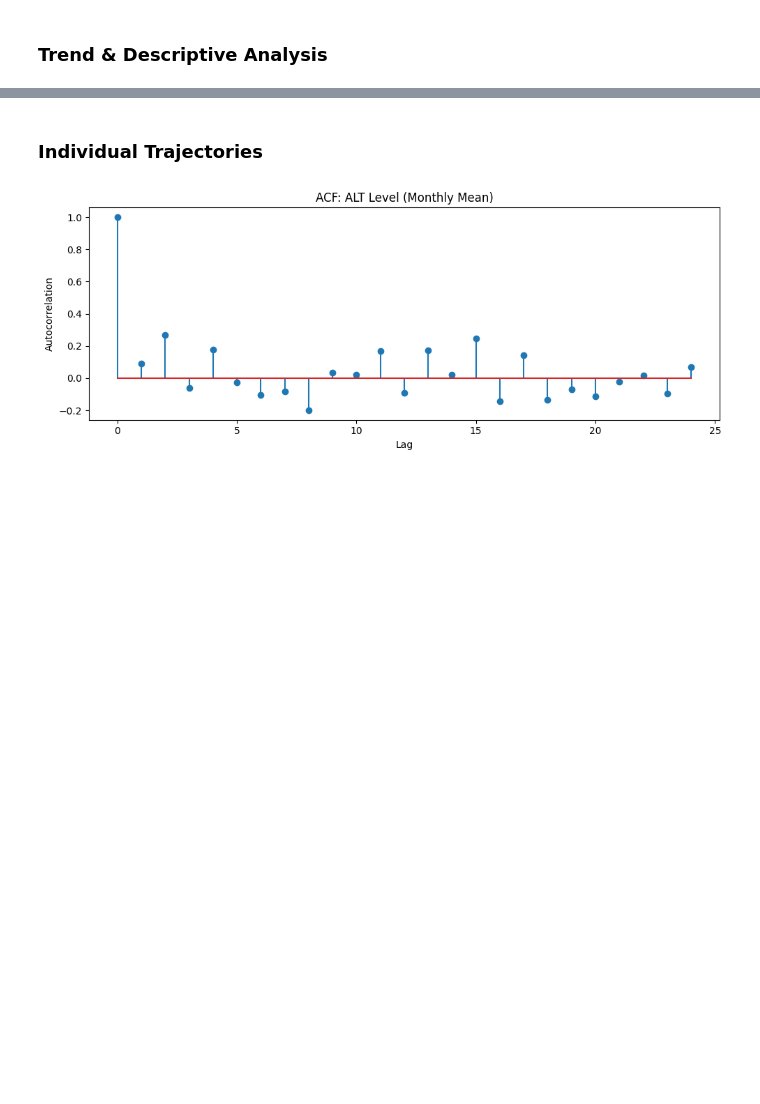
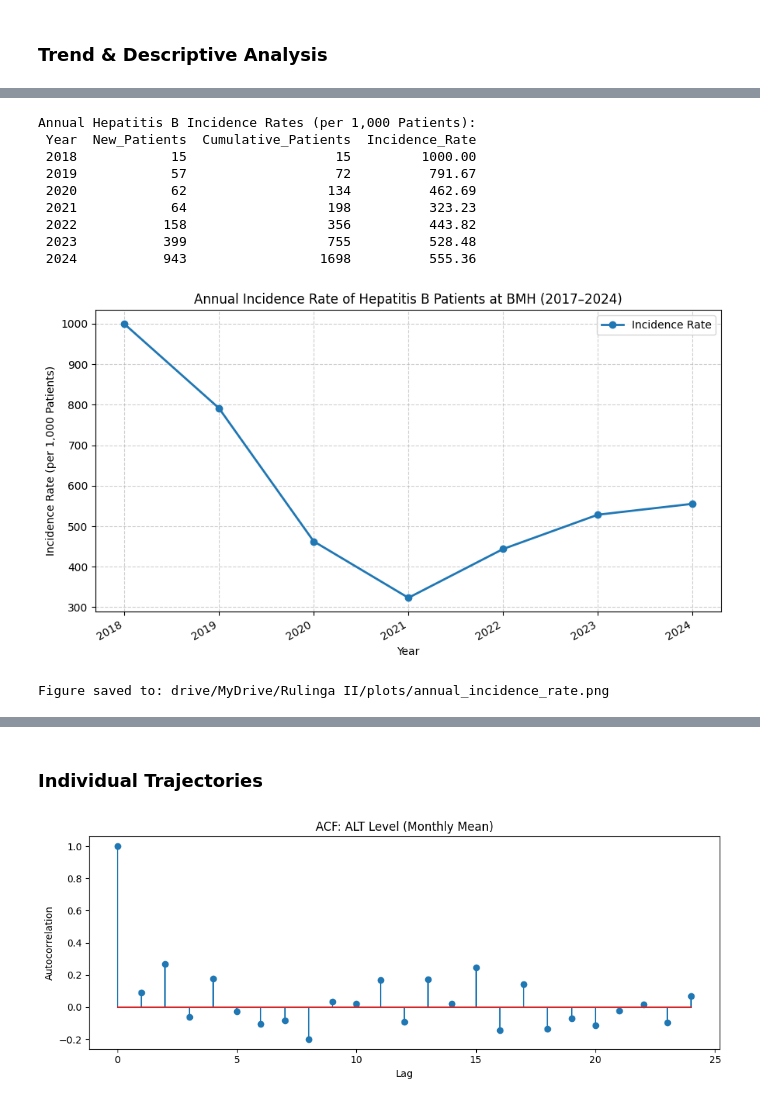
Before and after one commit to buriro-ezekia/-Hepatitis-B-Predictive-Modelling-and-Forecasting-Benjamin-Mkapa-Hospital-BMH-, a Jupyter notebook: BMH_Longitudinal_Data_III.ipynb, the cells around one changed output, grey strips where cells are left out. Drawn from its saved outputs; the diff is of its cells as text; code cells hidden in the pictures; blank space fills up the shorter version.

```diff
--- a/BMH_Longitudinal_Data_III.ipynb
+++ b/BMH_Longitudinal_Data_III.ipynb
@@ -327,0 +919,74 @@ Trend and descriptive analysis complete. Plots and summary files saved.
+# %%
+# -------------------------------------------------------------
+# Annual Incidence Rate Analysis for Hepatitis B Patients at BMH
+# -------------------------------------------------------------
+# Purpose
+#   Compute and visualise yearly incidence rates of Hepatitis B
+#   patients between 2017–2024 using cleaned registration data.
+# -------------------------------------------------------------
+
+import pandas as pd
+import matplotlib.pyplot as plt
+import numpy as np
+
+# --- Load data ---
+df = pd.read_csv("drive/MyDrive/Rulinga II/DIAGNOSIS_RESULTS_CLEANED_final.csv")
+
+# --- Parse and clean registration dates ---
+df['REGN_DT'] = pd.to_datetime(df['REGN_DT'], errors='coerce')
+df = df.dropna(subset=['REGN_DT'])
+
+# --- Extract year ---
+df['Year'] = df['REGN_DT'].dt.year
+
+# --- Filter relevant years ---
+df = df[(df['Year'] >= 2017) & (df['Year'] <= 2024)]
+
+# --- Compute annual new patient counts ---
+annual_counts = df.groupby('Year')['OPIP_CODE'].nunique().reset_index()
+annual_counts.rename(columns={'OPIP_CODE': 'New_Patients'}, inplace=True)
+
+# --- Compute cumulative patients and incidence rate ---
+annual_counts['Cumulative_Patients'] = annual_counts['New_Patients'].cumsum()
+annual_counts['Incidence_Rate'] = (
+    annual_counts['New_Patients'] / annual_counts['Cumulative_Patients'] * 1000
+).round(2)
+
+# --- Print the summary table ---
+print("\nAnnual Hepatitis B Incidence Rates (per 1,000 Patients):")
+print(annual_counts.to_string(index=False))
+
+# --- Plot incidence rate trend ---
+plt.figure(figsize=(9, 5))
+plt.plot(
+    annual_counts['Year'],
+    annual_counts['Incidence_Rate'],
+    marker='o',
+    linewidth=2,
+    label='Incidence Rate'
+)
+plt.title("Annual Incidence Rate of Hepatitis B Patients at BMH (2017–2024)", fontsize=12)
+plt.xlabel("Year")
+plt.ylabel("Incidence Rate (per 1,000 Patients)")
+plt.xticks(annual_counts['Year'], rotation=30, ha='right')
+plt.grid(True, linestyle='--', alpha=0.6)
+plt.legend()
+plt.tight_layout()
+
+# --- Save and display ---
+plt.savefig("drive/MyDrive/Rulinga II/plots/annual_incidence_rate.png", dpi=300)
+plt.show()
+
+print("\nFigure saved to: drive/MyDrive/Rulinga II/plots/annual_incidence_rate.png")
+# %% [output]
+Annual Hepatitis B Incidence Rates (per 1,000 Patients):
+ Year  New_Patients  Cumulative_Patients  Incidence_Rate
+ 2018            15                   15         1000.00
+ 2019            57                   72          791.67
+ 2020            62                  134          462.69
+ 2021            64                  198          323.23
+ 2022           158                  356          443.82
+ 2023           399                  755          528.48
+ 2024           943                 1698          555.36
+[figure, added]
+Figure saved to: drive/MyDrive/Rulinga II/plots/annual_incidence_rate.png
```
Also changed, not shown: parts of 19 cells of this notebook.
